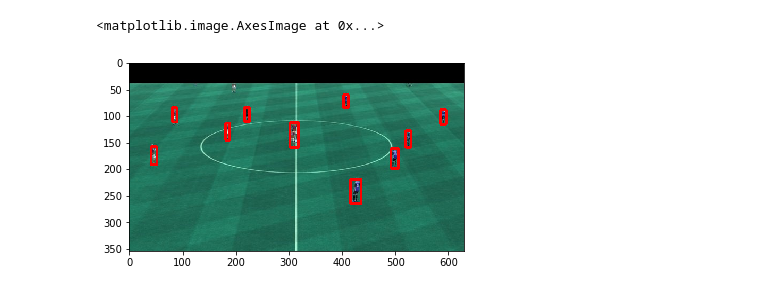
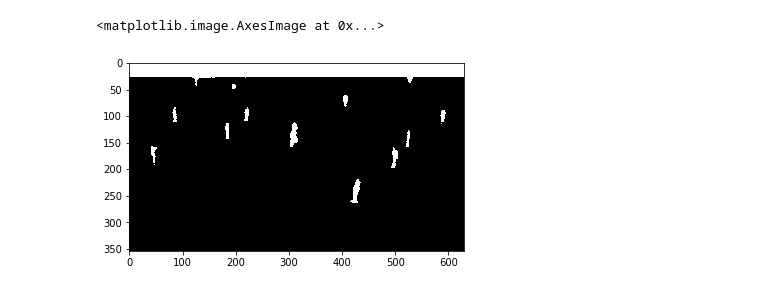
Before and after one commit to JVGC/Players-Segmentation-in-Soccer-Game-Images, a Jupyter notebook: Players Detection.ipynb, the cells around one changed output. Saved outputs shown, nothing was run; the diff lists cells and outputs as text; code cells hidden in the pictures.

```diff
--- a/Players Detection.ipynb
+++ b/Players Detection.ipynb
@@ -35 +39,11 @@ plt.imshow(thresh, cmap='gray')
+# %%
+from skimage import morphology
+kernel = morphology.star(3).astype(np.uint8)
+thresh = cv2.threshold(res_gray, 127, 255, cv2.THRESH_OTSU + cv2.THRESH_BINARY_INV)[1]
+thresh = cv2.morphologyEx(thresh, cv2.MORPH_CLOSE, kernel)
+
+plt.imshow(thresh, cmap='gray')
+# %% [output]
+<matplotlib.image.AxesImage at 0x...>
+[figure, added]
 # %%
@@ -38,13 +51 @@ prev = 0
 font = cv2.FONT_HERSHEY_SIMPLEX
-# %%
-for c in contours:
-    x, y, w, h = cv2.boundingRect(c)
-    if h >= (1.2) * w:
-        if w > 5 and h >= 5:
-            player_img = img[y : y + h, x : x + w]
-            player_hsv = cv2.cvtColor(player_img, cv2.COLOR_BGR2HSV)
-            cv2.rectangle(img, (x, y), (x + w, y + h), (255, 0, 0), 3)
-plt.imshow(img)
-# %% [output]
-<matplotlib.image.AxesImage at 0x...>
-[figure, removed]
```
Also changed, not shown: parts of 13 cells of this notebook.
